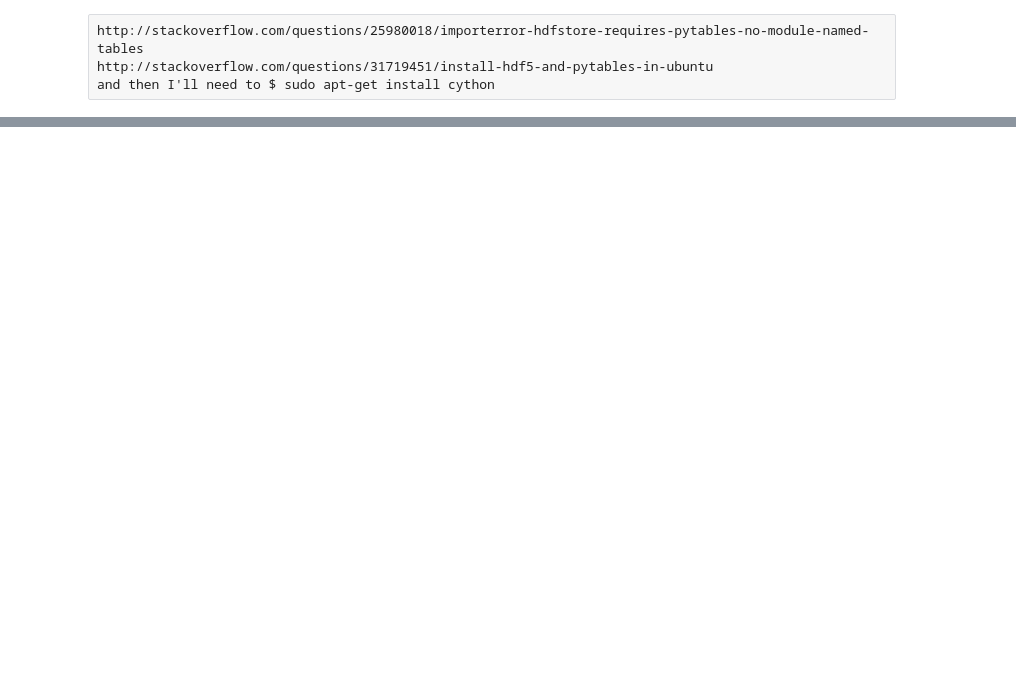
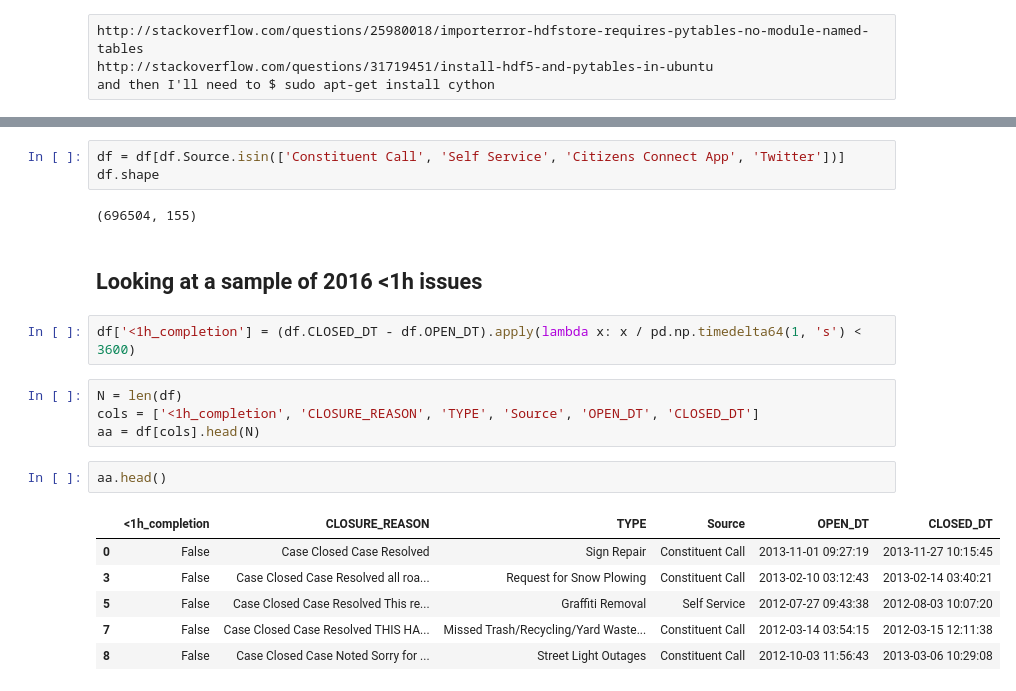
Before and after one commit to aok1425/311-prediction-times, a Jupyter notebook: preprocessing/05 playing w final df.ipynb, the cells around one changed output, grey strips where cells are left out. Cells and saved outputs as stored; diff of their text form; blank space fills up the shorter version.

```diff
--- a/preprocessing/05 playing w final df.ipynb
+++ b/preprocessing/05 playing w final df.ipynb
@@ -30,0 +53,22 @@ NameError: name 'df_generator' is not defined
+# %%
+df = df[df.Source.isin(['Constituent Call', 'Self Service', 'Citizens Connect App', 'Twitter'])]
+df.shape
+# %% [output]
+(696504, 155)
+# %% [markdown]
+## Looking at a sample of 2016 <1h issues
+# %%
+df['<1h_completion'] = (df.CLOSED_DT - df.OPEN_DT).apply(lambda x: x / pd.np.timedelta64(1, 's') < 3600)
+# %%
+N = len(df)
+cols = ['<1h_completion', 'CLOSURE_REASON', 'TYPE', 'Source', 'OPEN_DT', 'CLOSED_DT']
+aa = df[cols].head(N)
+# %%
+aa.head()
+# %% [output]
+|  | <1h_completion | CLOSURE_REASON | TYPE | Source | OPEN_DT | CLOSED_DT |
+| 0 | False | Case Closed Case Resolved | Sign Repair | Constituent Call | 2013-11-01 09:27:19 | 2013-11-27 10:15:45 |
+| 3 | False | Case Closed Case Resolved all roa... | Request for Snow Plowing | Constituent Call | 2013-02-10 03:12:43 | 2013-02-14 03:40:21 |
+| 5 | False | Case Closed Case Resolved This re... | Graffiti Removal | Self Service | 2012-07-27 09:43:38 | 2012-08-03 10:07:20 |
+| 7 | False | Case Closed Case Resolved THIS HA... | Missed Trash/Recycling/Yard Waste... | Constituent Call | 2012-03-14 03:54:15 | 2012-03-15 12:11:38 |
+| 8 | False | Case Closed Case Noted Sorry for ... | Street Light Outages | Constituent Call | 2012-10-03 11:56:43 | 2013-03-06 10:29:08 |
```
Also changed, not shown: parts of 19 cells of this notebook, 1 other file.
